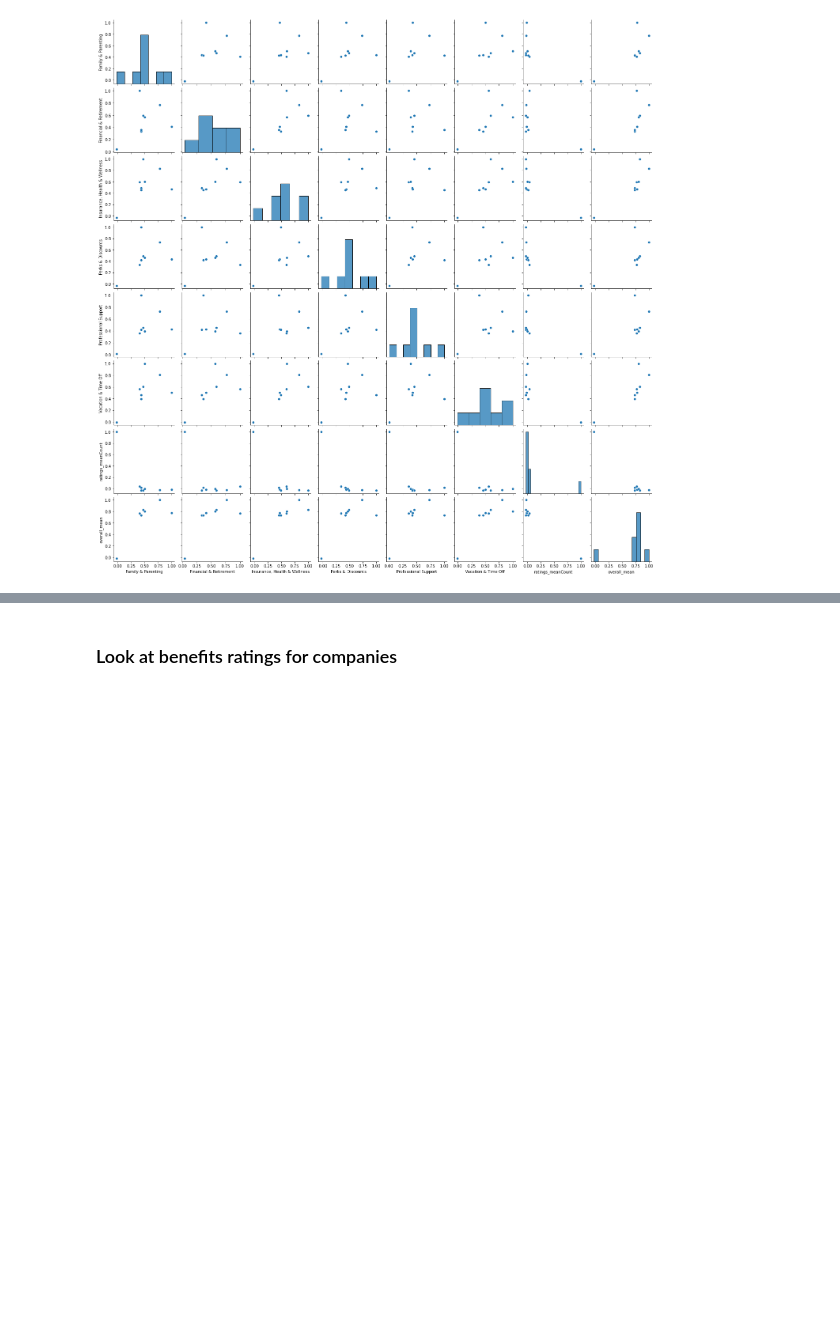
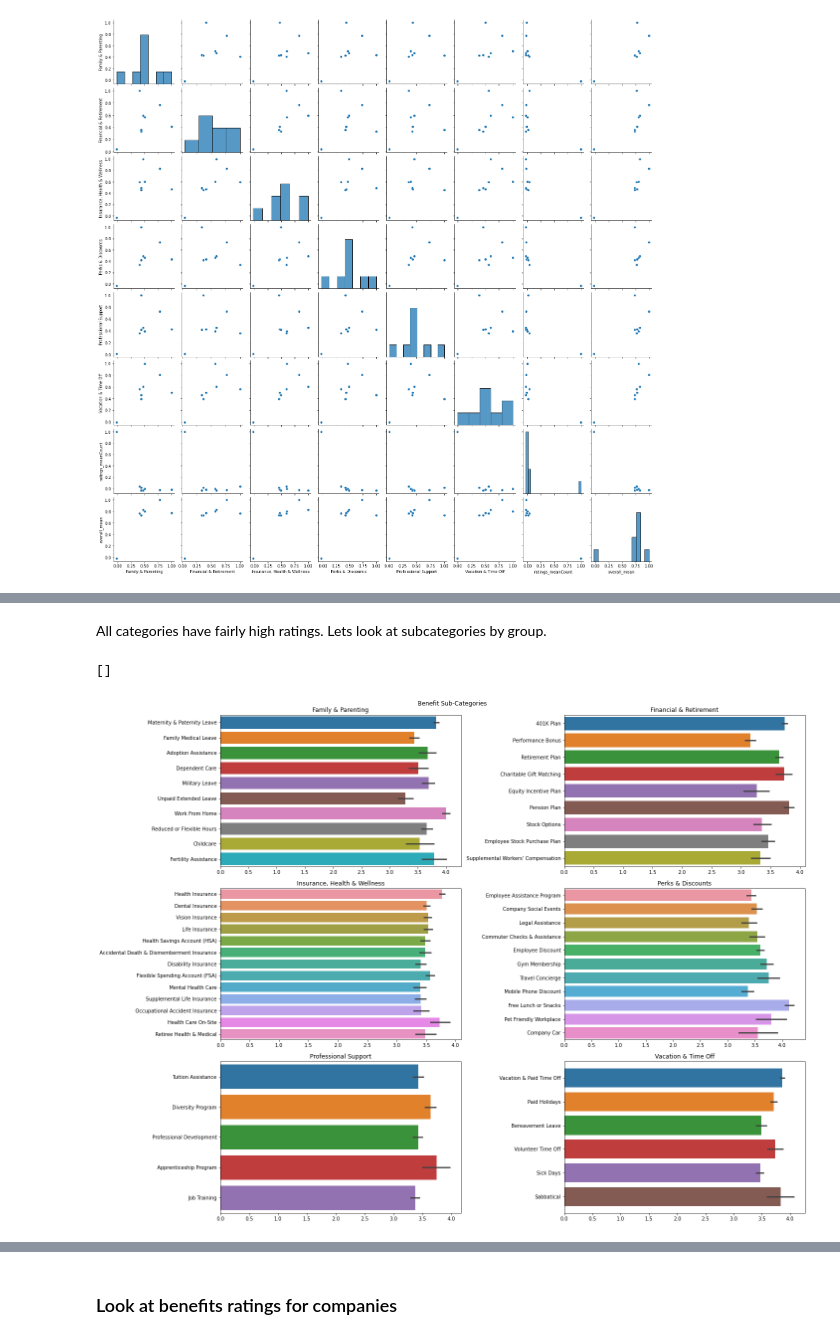
Before and after one commit to molieriAC/DSTools1_FinalProject, a Jupyter notebook: IndeedGlassdoorData.ipynb, the cells around one changed output, grey strips where cells are left out. Drawn from its saved outputs; the diff is of its cells as text; code cells hidden in the pictures; blank space fills up the shorter version.

```diff
--- a/IndeedGlassdoorData.ipynb
+++ b/IndeedGlassdoorData.ipynb
@@ -168 +308,19 @@ plt.show()
+# %% [markdown]
+All categories have fairly high ratings. Lets look at subcategories by group.
+# %%
+# Which benefit categories have the highest ratings?
+fig, ax = plt.subplots(ncols=2 , nrows=3, figsize=(20, 15))
+sns.barplot(data=glassdoor_df[glassdoor_df['new_type'] =='Family & Parenting'], y='sub_type', x='rating', ax=ax[0,0]).set(title='Family & Parenting', xlabel=None, ylabel=None)
+sns.barplot(data=glassdoor_df[glassdoor_df['new_type'] =='Financial & Retirement'], y='sub_type', x='rating', ax=ax[0,1]).set(title='Financial & Retirement', xlabel=None, ylabel=None)
+sns.barplot(data=glassdoor_df[glassdoor_df['new_type'] =='Insurance, Health & Wellness'], y='sub_type', x='rating', ax=ax[1,0]).set(title='Insurance, Health & Wellness', xlabel=None, ylabel=None)
+sns.barplot(data=glassdoor_df[glassdoor_df['new_type'] =='Perks & Discounts'], y='sub_type', x='rating', ax=ax[1,1]).set(title='Perks & Discounts', xlabel=None, ylabel=None)
+sns.barplot(data=glassdoor_df[glassdoor_df['new_type'] =='Professional Support'], y='sub_type', x='rating', ax=ax[2,0]).set(title='Professional Support', xlabel=None, ylabel=None)
+sns.barplot(data=glassdoor_df[glassdoor_df['new_type'] =='Vacation & Time Off'], y='sub_type', x='rating', ax=ax[2,1]).set(title='Vacation & Time Off', xlabel=None, ylabel=None)
+fig.suptitle('Benefit Sub-Categories')
+
+plt.tight_layout()
+plt.plot()
+# %% [output]
+[]
+[figure, added]
 # %%
```
Also changed, not shown: parts of 33 cells of this notebook.
